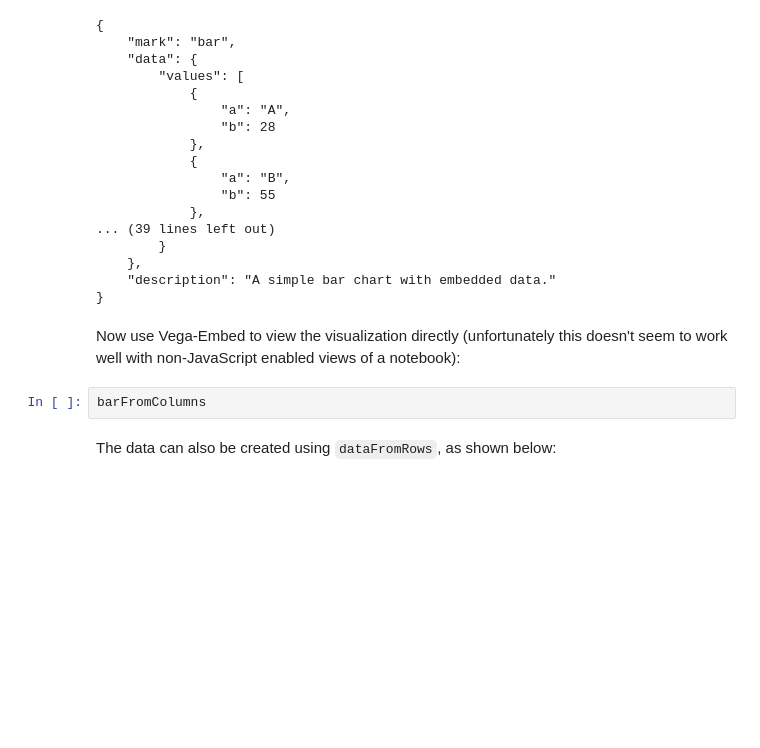
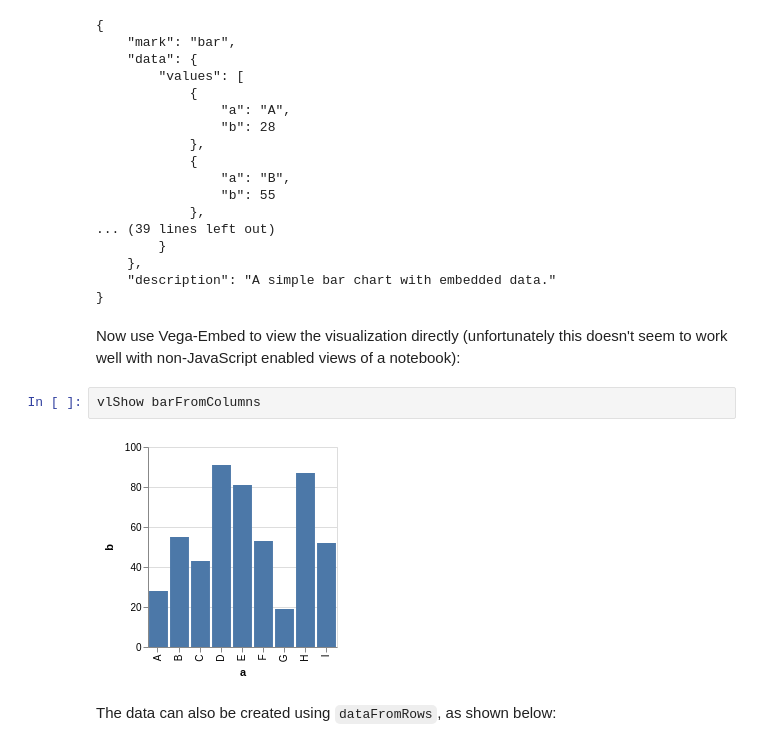
Before and after one commit to DougBurke/hvega, a Jupyter notebook: notebooks/VegaLiteGallery.ipynb, the cells around one changed output. Drawn from its saved outputs; the diff is of its cells as text; blank space fills up the shorter version.

```diff
--- a/notebooks/VegaLiteGallery.ipynb
+++ b/notebooks/VegaLiteGallery.ipynb
@@ -94,8 +240,10 @@ ppSpec barFromColumns
 # %% [markdown]
 Now use Vega-Embed to view the visualization directly (unfortunately this doesn't seem to work well with
 non-JavaScript enabled views of a notebook):
-# %%
-barFromColumns
+# %%
+vlShow barFromColumns
+# %% [output]
+[figure, added]
 # %% [markdown]
 The data can also be created using `dataFromRows`, as shown below:
 # %%
```
Also changed, not shown: parts of 177 cells of this notebook, 1 other file.
